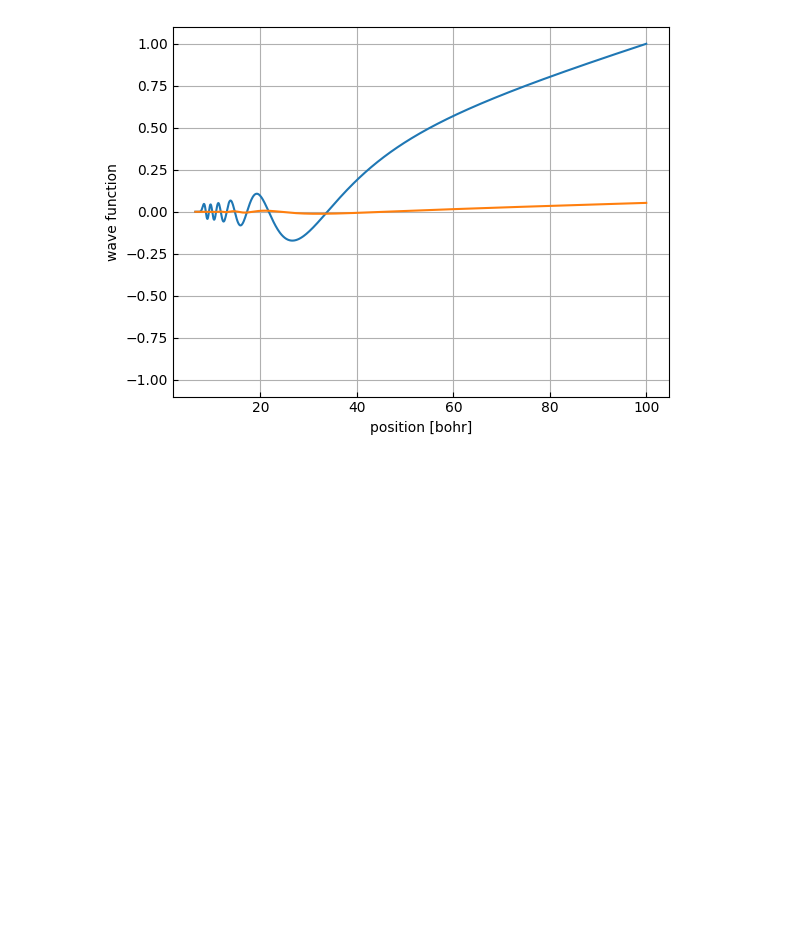
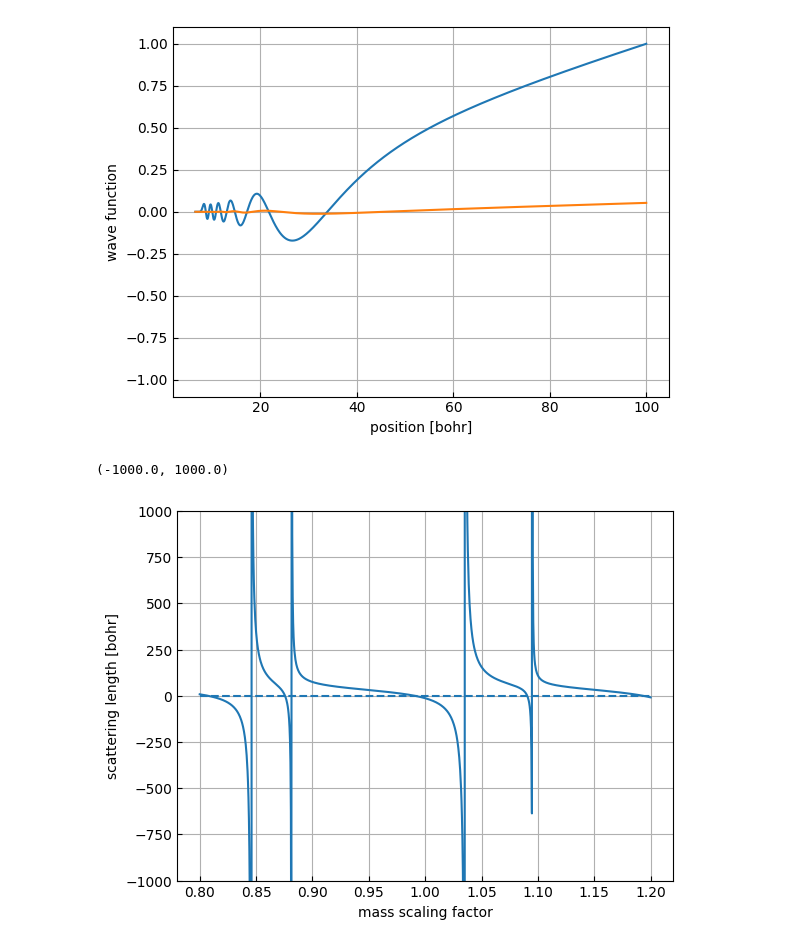
Before and after one commit to Wleter/scattering_solver, a Jupyter notebook: data_analysis/tests.ipynb, the cells around one changed output. Saved outputs shown, nothing was run; the diff lists cells and outputs as text; code cells hidden in the pictures; blank space fills up the shorter version.

```diff
--- a/data_analysis/tests.ipynb
+++ b/data_analysis/tests.ipynb
@@ -57,3 +57,15 @@ ax.set_ylim(-1.1, 1.1)
 # %% [output]
 (-1.1, 1.1)
 [figure]
+# %%
+data = np.loadtxt('../data/two_chan/mass_scaling.dat', delimiter='\t', skiprows=1)
+
+fig, ax = utility.plot()
+ax.set_xlabel("mass scaling factor")
+ax.set_ylabel("scattering length [bohr]")
+
+utility.plot_scattering(ax, data[:, 0], data[:, 1], data[:, 2])
+ax.set_ylim(-1000, 1000)
+# %% [output]
+(-1000.0, 1000.0)
+[figure, added]
```
Also changed, not shown: 11 other files.
